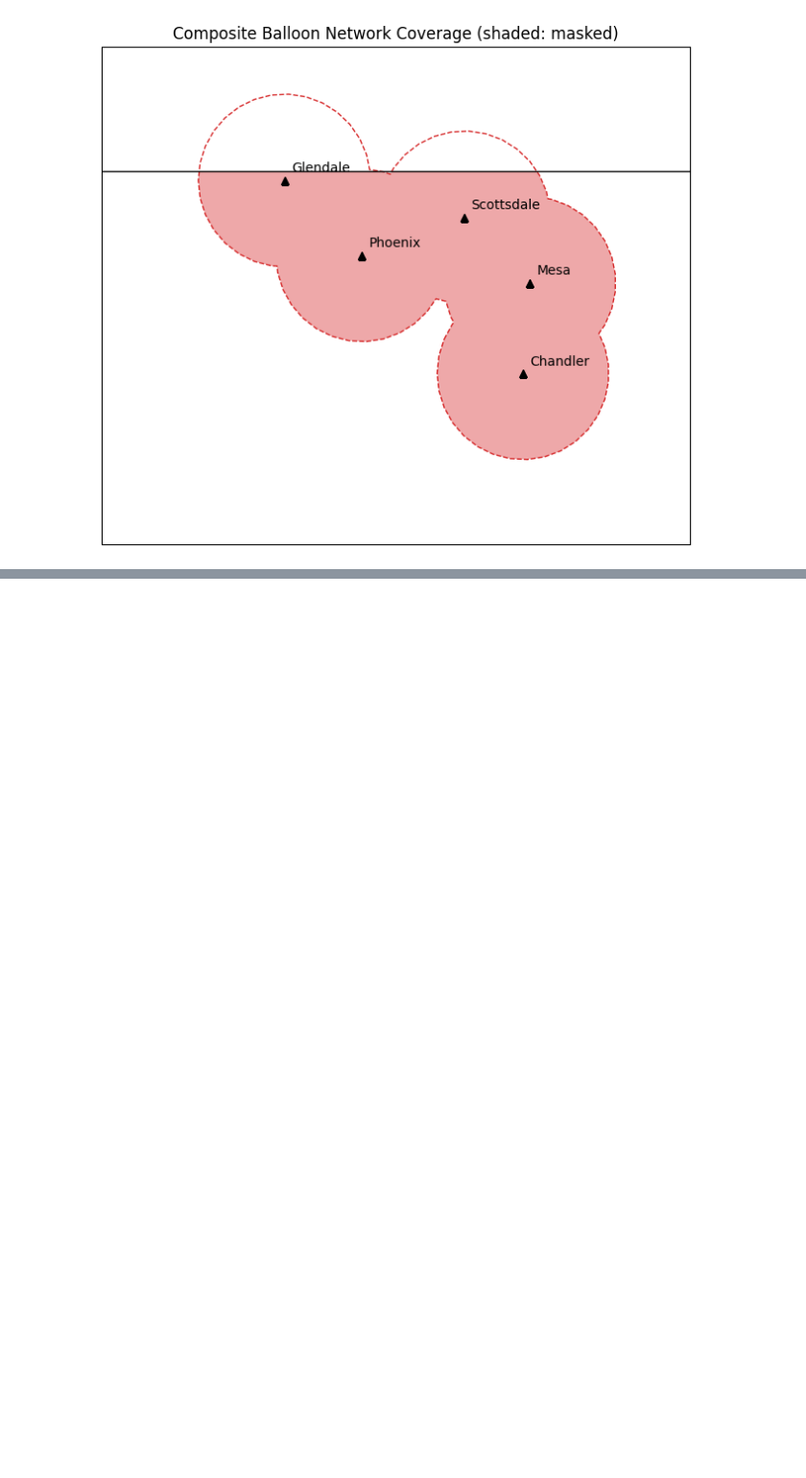
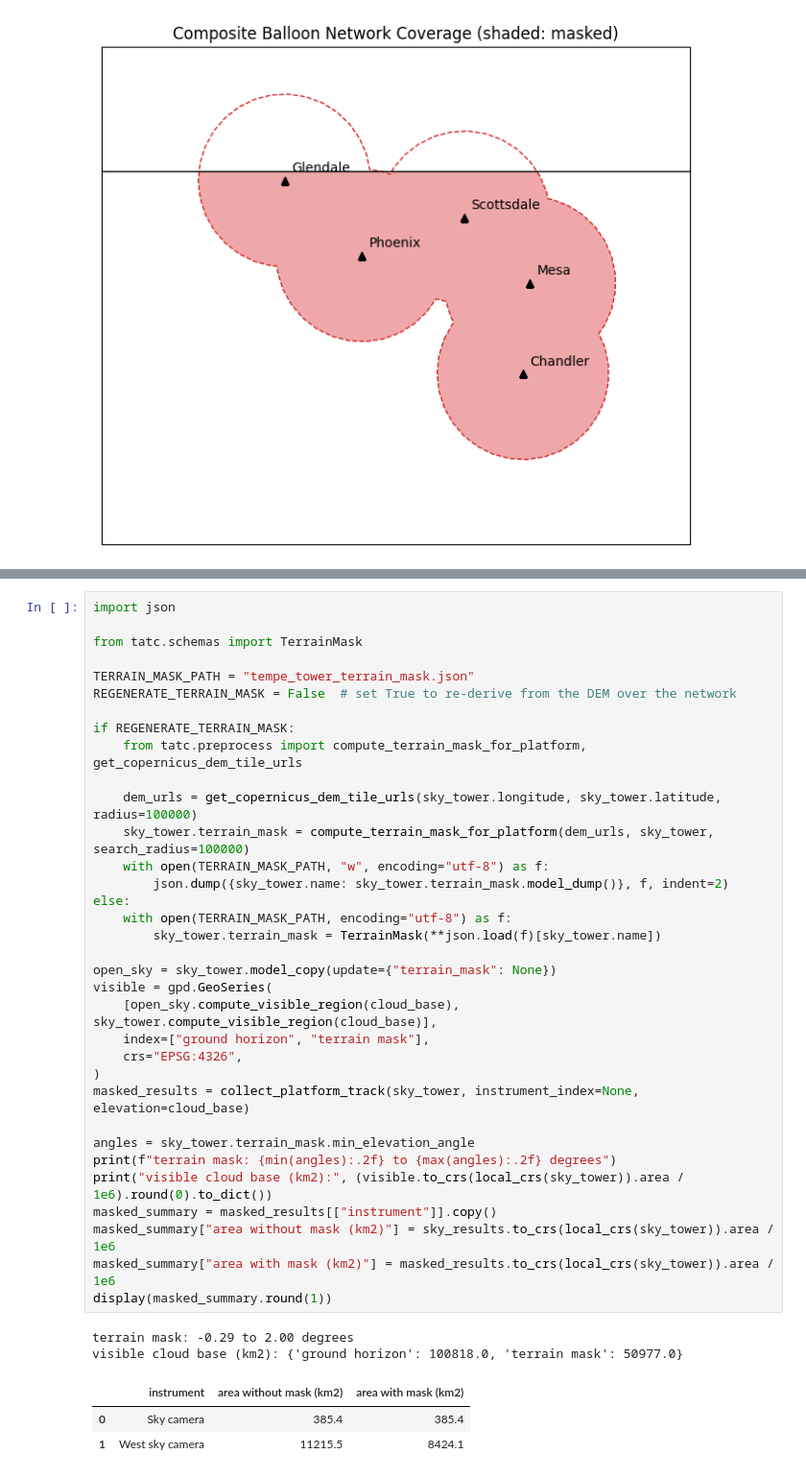
Before and after one commit to code-lab-org/tatc, a Jupyter notebook: docs/examples/CollectPlatformTrack.ipynb, the cells around one changed output, grey strips where cells are left out. Shown at 96% size. Saved outputs shown, nothing was run; the diff lists cells and outputs as text; blank space fills up the shorter version.

```diff
--- a/docs/examples/CollectPlatformTrack.ipynb
+++ b/docs/examples/CollectPlatformTrack.ipynb
@@ -296,0 +391,40 @@ masked composite area: 1323 km2
+# %%
+import json
+
+from tatc.schemas import TerrainMask
+
+TERRAIN_MASK_PATH = "tempe_tower_terrain_mask.json"
+REGENERATE_TERRAIN_MASK = False  # set True to re-derive from the DEM over the network
+
+if REGENERATE_TERRAIN_MASK:
+    from tatc.preprocess import compute_terrain_mask_for_platform, get_copernicus_dem_tile_urls
+
+    dem_urls = get_copernicus_dem_tile_urls(sky_tower.longitude, sky_tower.latitude, radius=100000)
+    sky_tower.terrain_mask = compute_terrain_mask_for_platform(dem_urls, sky_tower, search_radius=100000)
+    with open(TERRAIN_MASK_PATH, "w", encoding="utf-8") as f:
+        json.dump({sky_tower.name: sky_tower.terrain_mask.model_dump()}, f, indent=2)
+else:
+    with open(TERRAIN_MASK_PATH, encoding="utf-8") as f:
+        sky_tower.terrain_mask = TerrainMask(**json.load(f)[sky_tower.name])
+
+open_sky = sky_tower.model_copy(update={"terrain_mask": None})
+visible = gpd.GeoSeries(
+    [open_sky.compute_visible_region(cloud_base), sky_tower.compute_visible_region(cloud_base)],
+    index=["ground horizon", "terrain mask"],
+    crs="EPSG:4326",
+)
+masked_results = collect_platform_track(sky_tower, instrument_index=None, elevation=cloud_base)
+
+angles = sky_tower.terrain_mask.min_elevation_angle
+print(f"terrain mask: {min(angles):.2f} to {max(angles):.2f} degrees")
+print("visible cloud base (km2):", (visible.to_crs(local_crs(sky_tower)).area / 1e6).round(0).to_dict())
+masked_summary = masked_results[["instrument"]].copy()
+masked_summary["area without mask (km2)"] = sky_results.to_crs(local_crs(sky_tower)).area / 1e6
+masked_summary["area with mask (km2)"] = masked_results.to_crs(local_crs(sky_tower)).area / 1e6
+display(masked_summary.round(1))
+# %% [output]
+terrain mask: -0.29 to 2.00 degrees
+visible cloud base (km2): {'ground horizon': 100818.0, 'terrain mask': 50977.0}
+|  | instrument | area without mask (km2) | area with mask (km2) |
+| 0 | Sky camera | 385.4 | 385.4 |
+| 1 | West sky camera | 11215.5 | 8424.1 |
```
Also changed, not shown: parts of 11 cells of this notebook, 26 other files.
